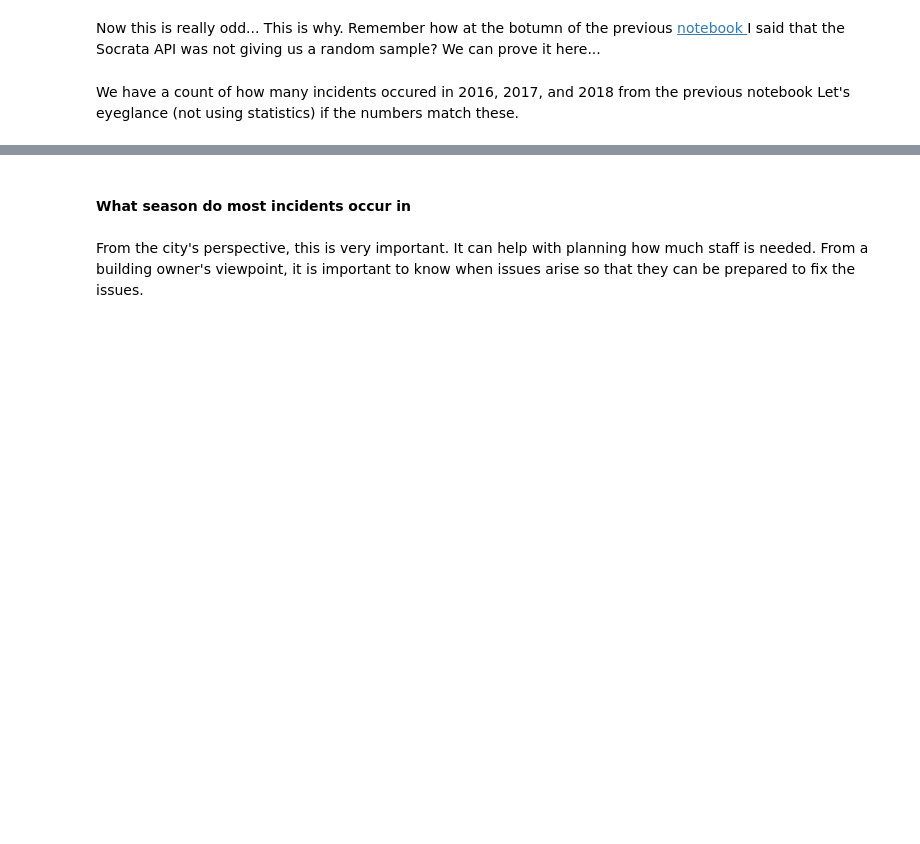
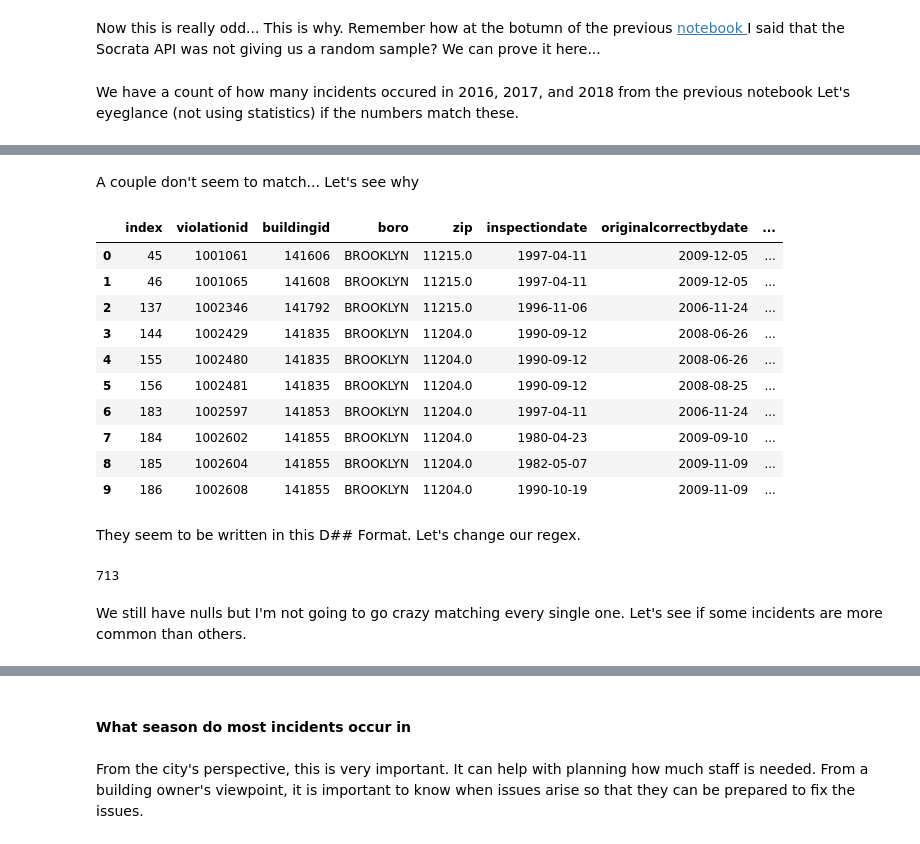
Before and after one commit to harisx91/NYCHousingMaintenanceCodeProject, a Jupyter notebook: notebooks/HousingViolationDataSetEda.ipynb, the cells around one changed output, grey strips where cells are left out. Saved outputs shown, nothing was run; the diff lists cells and outputs as text; code cells hidden in the pictures; blank space fills up the shorter version.

Commit message:
added building analysis, incident analysis

```diff
--- a/notebooks/HousingViolationDataSetEda.ipynb
+++ b/notebooks/HousingViolationDataSetEda.ipynb
@@ -129,0 +157,3 @@ And by inspection on the graph... we can clearly see that this ratio does not ho
+# %%
+dismiss = df[df.currentstatus == 'VIOLATION DISMISSED'].reset_index()
+dismiss.novdescription.head(2)
@@ -129,0 +182,18 @@ And by inspection on the graph... we can clearly see that this ratio does not ho
+# %% [markdown]
+A couple don't seem to match... Let's see why
+# %%
+dismiss.head(10)
+# %% [output]
+|  | index | violationid | buildingid | boro | zip | inspectiondate | originalcorrectbydate | ... |
+| 0 | 45 | 1001061 | 141606 | BROOKLYN | 11215.0 | 1997-04-11 | 2009-12-05 | ... |
+| 1 | 46 | 1001065 | 141608 | BROOKLYN | 11215.0 | 1997-04-11 | 2009-12-05 | ... |
+| 2 | 137 | 1002346 | 141792 | BROOKLYN | 11215.0 | 1996-11-06 | 2006-11-24 | ... |
+| 3 | 144 | 1002429 | 141835 | BROOKLYN | 11204.0 | 1990-09-12 | 2008-06-26 | ... |
+| 4 | 155 | 1002480 | 141835 | BROOKLYN | 11204.0 | 1990-09-12 | 2008-06-26 | ... |
+| 5 | 156 | 1002481 | 141835 | BROOKLYN | 11204.0 | 1990-09-12 | 2008-08-25 | ... |
+| 6 | 183 | 1002597 | 141853 | BROOKLYN | 11204.0 | 1997-04-11 | 2006-11-24 | ... |
+| 7 | 184 | 1002602 | 141855 | BROOKLYN | 11204.0 | 1980-04-23 | 2009-09-10 | ... |
+| 8 | 185 | 1002604 | 141855 | BROOKLYN | 11204.0 | 1982-05-07 | 2009-11-09 | ... |
+| 9 | 186 | 1002608 | 141855 | BROOKLYN | 11204.0 | 1990-10-19 | 2009-11-09 | ... |
+# %% [markdown]
+They seem to be written in this D## Format. Let's change our regex.
@@ -129,0 +202,6 @@ And by inspection on the graph... we can clearly see that this ratio does not ho
+# %%
+codes.isnull().sum()
+# %% [output]
+713
+# %% [markdown]
+We still have nulls but I'm not going to go crazy matching every single one. Let's see if some incidents are more common than others.
```
Also changed, not shown: parts of 39 cells of this notebook, 2 other files.
